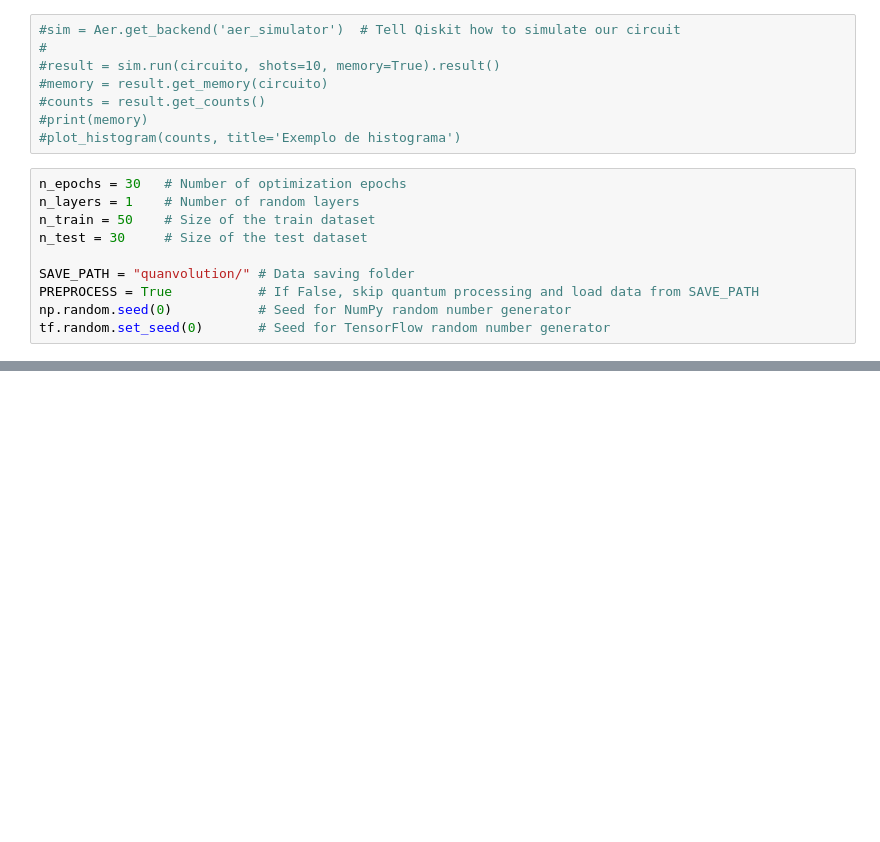
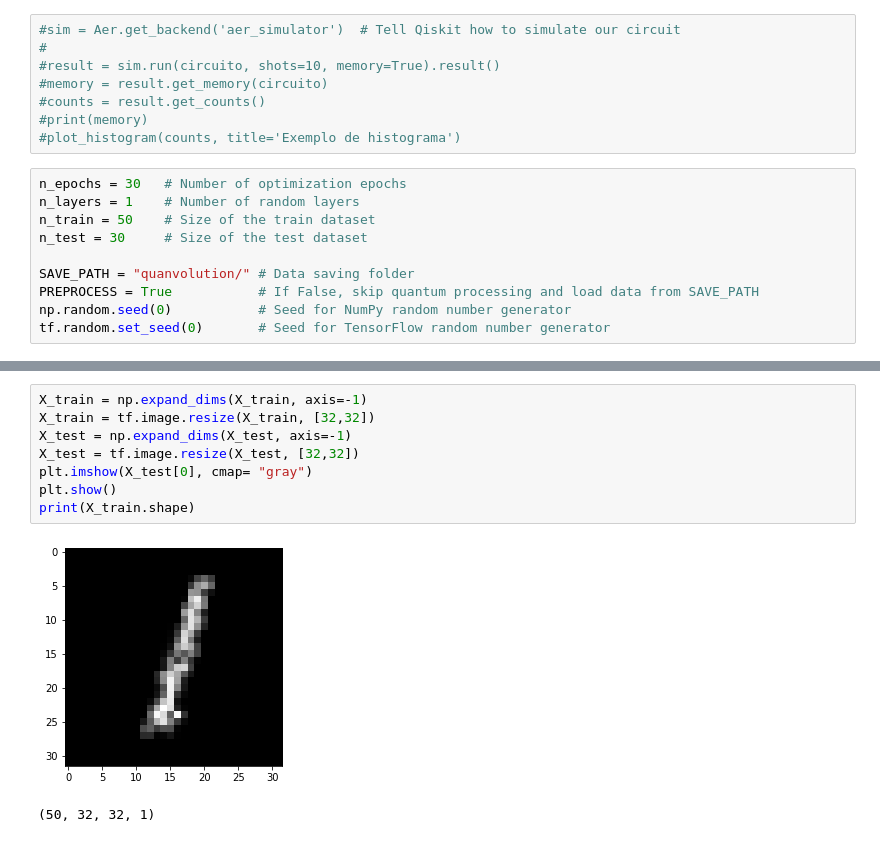
Before and after one commit to jpspm/QuantumComputing, a Jupyter notebook: projeto_quantica_jpspm_rbnn.ipynb, the cells around one changed output, grey strips where cells are left out. Cells and saved outputs as stored; diff of their text form; blank space fills up the shorter version.

```diff
--- a/projeto_quantica_jpspm_rbnn.ipynb
+++ b/projeto_quantica_jpspm_rbnn.ipynb
@@ -239,0 +256,11 @@ ValueError: too many values to unpack (expected 2)
+# %%
+X_train = np.expand_dims(X_train, axis=-1)
+X_train = tf.image.resize(X_train, [32,32])
+X_test = np.expand_dims(X_test, axis=-1)
+X_test = tf.image.resize(X_test, [32,32])
+plt.imshow(X_test[0], cmap= "gray")
+plt.show()
+print(X_train.shape)
+# %% [output]
+[figure, added]
+(50, 32, 32, 1)
```
Also changed, not shown: parts of 11 cells of this notebook.
